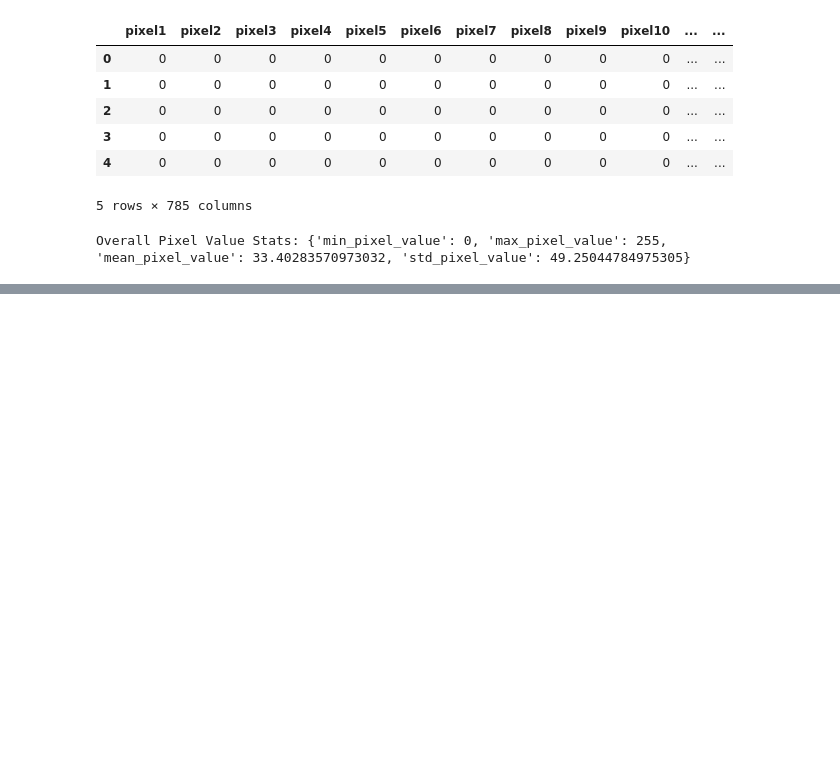
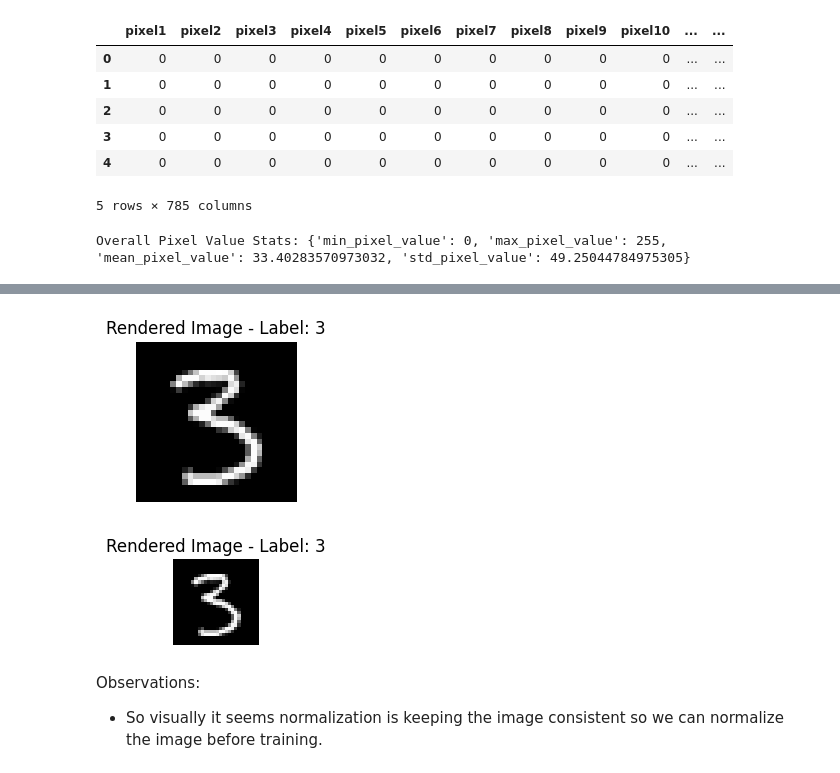
Before and after one commit to gaurangdave/mnist_digits_recognition, a Jupyter notebook: notebooks/01_explore_data.ipynb, the cells around one changed output, grey strips where cells are left out. Drawn from its saved outputs; the diff is of its cells as text; code cells hidden in the pictures; blank space fills up the shorter version.

Commit message:
Created using Colab - Data Exploration - WIP

```diff
--- a/notebooks/01_explore_data.ipynb
+++ b/notebooks/01_explore_data.ipynb
@@ -261,0 +291,26 @@ for digit in range(10):
+# %%
+def display_comparison(original, normalized, rows=2, cols=5, digit=0):
+    plt.figure(figsize=(12, 6))
+    random_row = mnist_train_set[mnist_train_set["class"] == digit].sample(1)
+    idx = random_row.index[0]
+    # Original Image
+    plt.subplot(rows, cols, 1)
+    original_row = original.iloc[idx]
+    image_data = original_row[:-1].values
+    show_digit(image_data=image_data, label=digit)
+
+    # Normalized Image
+    plt.subplot(rows, cols, 2)
+    normalized_row = normalized.iloc[idx]
+    image_data = normalized_row[:-1].values
+    show_digit(image_data=image_data, label=digit)
+
+
+    # plt.tight_layout()
+    plt.show()
+# %%
+## TODO Only normalize features not the target
+
+normalized_train_set = mnist_train_set.iloc[:,:-1] / 255.0
+print(np.min(normalized_train_set))
+print(np.max(normalized_train_set))
@@ -261,0 +329,11 @@ for digit in range(10):
+# %%
+## add class column
+normalized_train_set["class"] = mnist_train_set["class"]
+# %%
+display_comparison(mnist_train_set, normalized_train_set, digit=3)
+# %% [output]
+[figure, added]
+[figure, added]
+# %% [markdown]
+Observations:
+* So visually it seems normalization is keeping the image consistent so we can normalize the image before training.
```
Also changed, not shown: parts of 11 cells of this notebook.
